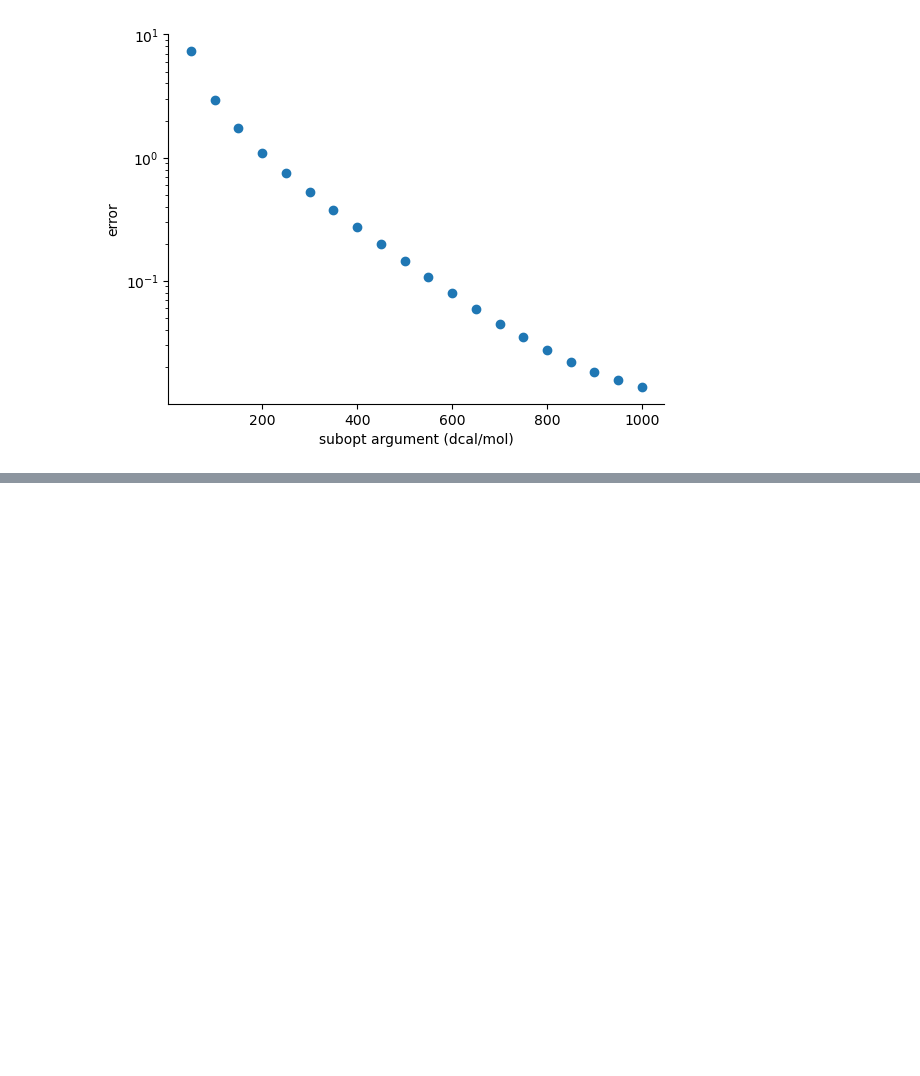
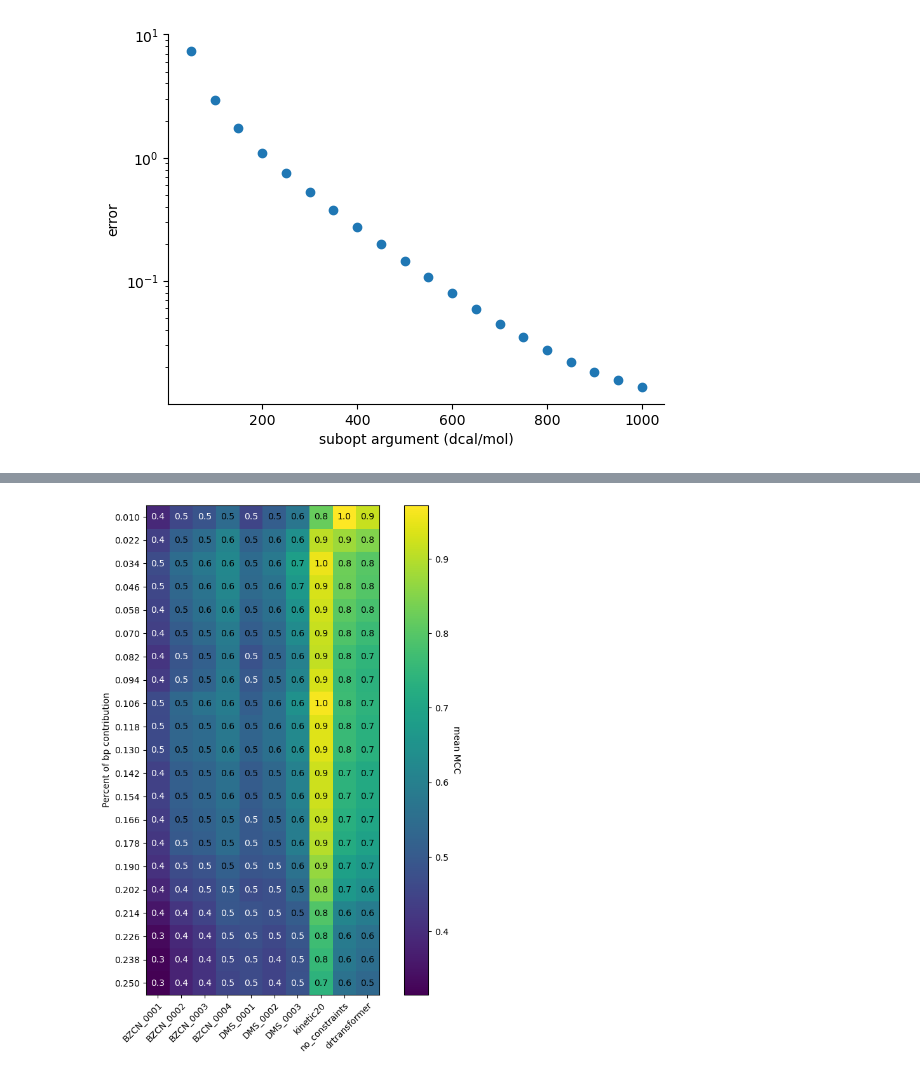
Before and after one commit to ErikPoppleton/kinetic_folder, a Jupyter notebook: SRP.ipynb, the cells around one changed output, grey strips where cells are left out. Cells and saved outputs as stored; diff of their text form; code cells hidden in the pictures; blank space fills up the shorter version.

Commit message:
now with ensemble-based penalties

```diff
--- a/SRP.ipynb
+++ b/SRP.ipynb
@@ -657,22 +657,18 @@ plt.show()
 # %% [output]
 [figure]
 # %%
-# And finally, let's try penalties based on ensemble folding of the structure.
+# Penalties based on probabilities of folding a given base pair
 pred_at_ens_cent = {}
 
-tmp_percents = [0.1]
-for p in tmp_percents:
-    print("Working on percentage = {:.3f}".format(p), end='; ')
+for p in percents:
+    print("Working on percentage = {:.3f}".format(p))
     pred_at_ens_cent[p] = {}
     last_ensemble = []
     for length in shape_data['kinetic20'].keys():
         subseq = shape_data['kinetic20'][length]['seq']
-        print(length)
         if last_ensemble != []:
-            print(subseq[:len(last_ensemble[0].structure)])
             fc_last = RNA.fold_compound(subseq[:len(last_ensemble[0].structure)], md)
             last_freqs = pairing_frequency(last_ensemble, fc_last)
-            print(last_freqs[15])
 
         else:
             last_freqs = np.zeros(len(subseq))
@@ -682,7 +678,7 @@ for p in tmp_percents:
 
         step_info = {
             'freqs' : freqs,
-            'penalty' : int(p)
+            'penalty' : p
         }
         fc = RNA.fold_compound(subseq, mds)
         fc.sc_add_f(penalize_barriers_ensemble)
@@ -771,20 +750,22 @@ for k, v in best.items():
 # %%
 fig, ax = plt.subplots(figsize=(10, 10))
 
 im = ax.imshow(ens_cent_sweep, origin='upper')
 ax.set_yticks(np.arange(len(percents)), ['{:.3f}'.format(f) for f in percents])
 ax.set_xticks(np.arange(len(shape_data.keys())), list(shape_data.keys()), rotation=45, ha='right', rotation_mode="anchor")
 ax.set_ylabel('Percent of bp contribution')
 
 cbar = ax.figure.colorbar(im, ax=ax)
 cbar.ax.set_ylabel('mean MCC', rotation=-90, va="bottom")
 
 # annotate heatmap
 threshold = im.norm(ens_cent_sweep.max())/2
 kw = dict(horizontalalignment="center",
           verticalalignment="center")
 textcolors = ["white", "black"]
 for i in range(len(ens_cent_sweep)):
     for j in range(len(shape_data.keys())):
-        kw.update(color=textcolors[int(cent_sweep[i, j] > threshold)])
+        kw.update(color=textcolors[int(ens_cent_sweep[i, j] > threshold)])
         text = im.axes.text(j, i, "{:.1f}".format(ens_cent_sweep[i, j]), **kw)
+# %% [output]
+[figure, added]
```
Also changed, not shown: parts of 2 cells of this notebook, 1 other file.
